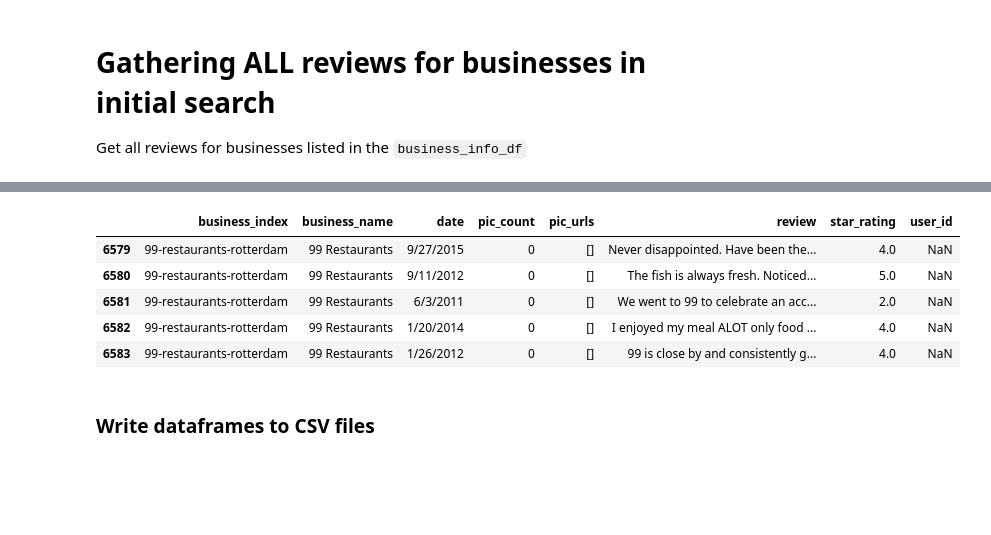
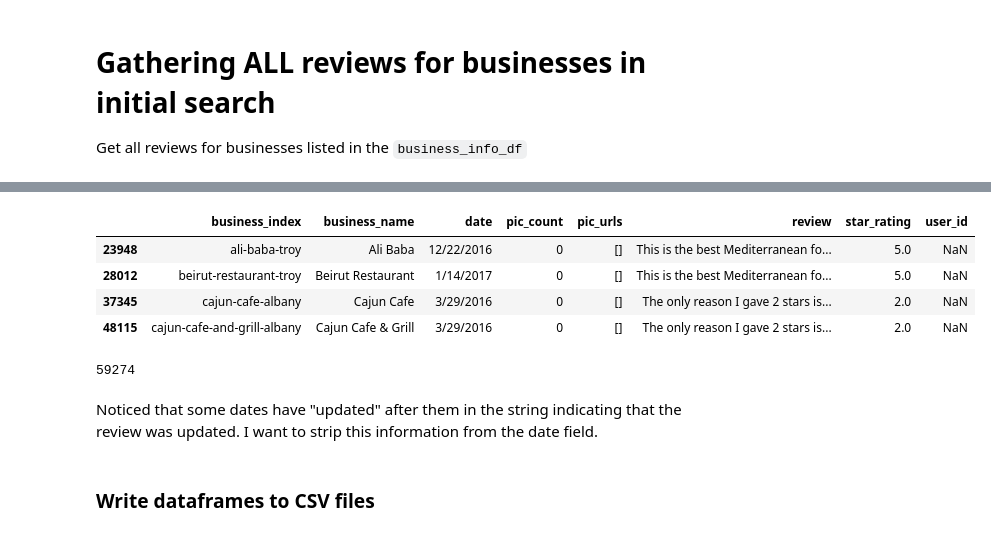
Before and after one commit to DTrimarchi10/nlp_yelp_review_data, a Jupyter notebook: Data_Gathering.ipynb, the cells around one changed output, grey strips where cells are left out. Drawn from its saved outputs; the diff is of its cells as text; code cells hidden in the pictures; blank space fills up the shorter version.

```diff
--- a/Data_Gathering.ipynb
+++ b/Data_Gathering.ipynb
@@ -333,8 +375,3 @@ plt.show()
 # %% [markdown]
 # Gathering ALL reviews for businesses in initial search
 Get all reviews for businesses listed in the `business_info_df`
-# %%
-all_reviews = []
-for biz_id, business_name, yelp_url in zip(business_info_df.biz_id,business_info_df.name,business_info_df.url):
-    print(business_name, yelp_url)
-    all_reviews.extend(get_reviews(business_name,biz_id,yelp_url))
@@ -358,0 +394,14 @@ Villa Valenti Pub https://www.yelp.com/biz/villa-valenti-pub-troy?osq=beer
+# %%
+#Divide into batches of 10 businesses at a time
+batch_counter = 0
+#while batch_counter < 100:
+while last_index_completed < len(business_info_df):
+    biz = business_info_df.iloc[last_index_completed]
+
+    #Random delay between 1 and 5 seconds to try to prevent getting blocked
+    sleep(np.random.randint(2,5))
+    print(last_index_completed, int(biz['num_reviews']),"reviews\t", biz['name'], biz['url'], end='')
+    all_reviews.extend(get_reviews(biz['name'],biz['biz_id'],biz['url']))
+    print(" completed")
+    last_index_completed+=1
+    batch_counter+=1
@@ -364,9 +419,14 @@ all_reviews_df.shape
-# %%
-all_reviews_df.tail()
-# %% [output]
-|  | business_index | business_name | date | pic_count | pic_urls | review | star_rating | user_id |
-| 6579 | 99-restaurants-rotterdam | 99 Restaurants | 9/27/2015 | 0 | [] | Never disappointed. Have been the... | 4.0 | NaN |
-| 6580 | 99-restaurants-rotterdam | 99 Restaurants | 9/11/2012 | 0 | [] | The fish is always fresh. Noticed... | 5.0 | NaN |
-| 6581 | 99-restaurants-rotterdam | 99 Restaurants | 6/3/2011 | 0 | [] | We went to 99 to celebrate an acc... | 2.0 | NaN |
-| 6582 | 99-restaurants-rotterdam | 99 Restaurants | 1/20/2014 | 0 | [] | I enjoyed my meal ALOT only food ... | 4.0 | NaN |
-| 6583 | 99-restaurants-rotterdam | 99 Restaurants | 1/26/2012 | 0 | [] | 99 is close by and consistently g... | 4.0 | NaN |
+# %%
+all_reviews_df[all_reviews_df.review.duplicated(keep=False)]
+# %% [output]
+|  | business_index | business_name | date | pic_count | pic_urls | review | star_rating | user_id |
+| 23948 | ali-baba-troy | Ali Baba | 12/22/2016 | 0 | [] | This is the best Mediterranean fo... | 5.0 | NaN |
+| 28012 | beirut-restaurant-troy | Beirut Restaurant | 1/14/2017 | 0 | [] | This is the best Mediterranean fo... | 5.0 | NaN |
+| 37345 | cajun-cafe-albany | Cajun Cafe | 3/29/2016 | 0 | [] | The only reason I gave 2 stars is... | 2.0 | NaN |
+| 48115 | cajun-cafe-and-grill-albany | Cajun Cafe & Grill | 3/29/2016 | 0 | [] | The only reason I gave 2 stars is... | 2.0 | NaN |
+# %%
+len(all_reviews_df)
+# %% [output]
+59274
+# %% [markdown]
+Noticed that some dates have "updated" after them in the string indicating that the review was updated. I want to strip this information from the date field.
```
Also changed, not shown: parts of 21 cells of this notebook.
